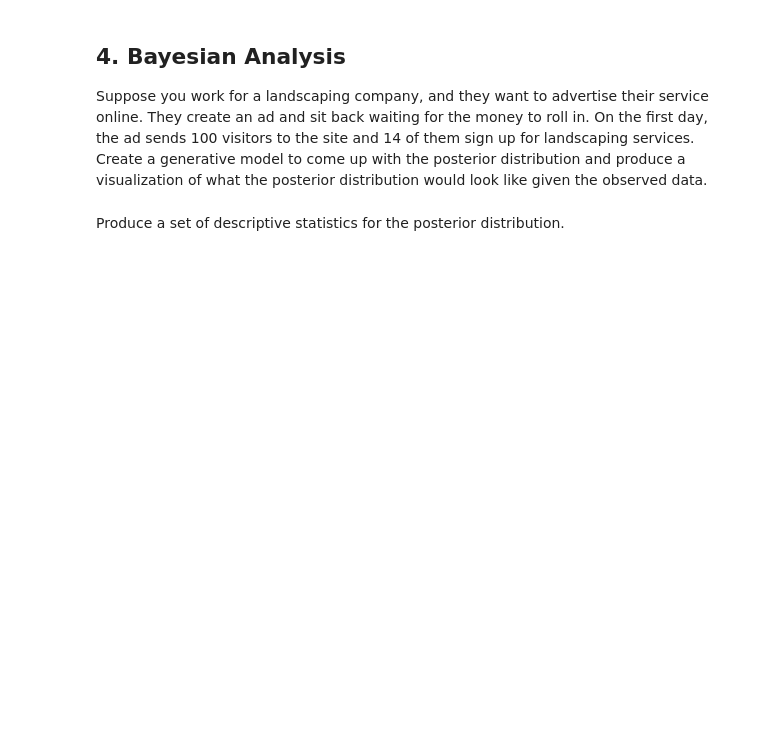
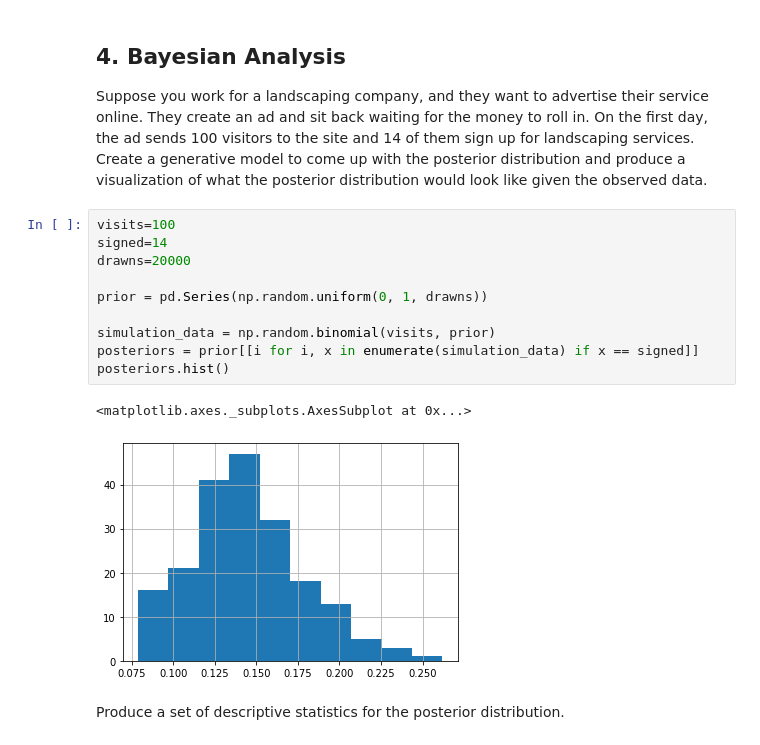
Before and after one commit to herreradelduque/dataptmad1019, a Jupyter notebook: module-2/lab-bayesian-statistics/your-code/main.ipynb, the cells around one changed output. Drawn from its saved outputs; the diff is of its cells as text; blank space fills up the shorter version.

```diff
--- a/module-2/lab-bayesian-statistics/your-code/main.ipynb
+++ b/module-2/lab-bayesian-statistics/your-code/main.ipynb
@@ -208,5 +264,18 @@ monty_hall
 ## 4. Bayesian Analysis
 
 Suppose you work for a landscaping company, and they want to advertise their service online. They create an ad and sit back waiting for the money to roll in. On the first day, the ad sends 100 visitors to the site and 14 of them sign up for landscaping services. Create a generative model to come up with the posterior distribution and produce a visualization of what the posterior distribution would look like given the observed data.
+# %%
+visits=100
+signed=14
+drawns=20000
+
+prior = pd.Series(np.random.uniform(0, 1, drawns))
+
+simulation_data = np.random.binomial(visits, prior)
+posteriors = prior[[i for i, x in enumerate(simulation_data) if x == signed]]
+posteriors.hist()
+# %% [output]
+<matplotlib.axes._subplots.AxesSubplot at 0x...>
+[figure, added]
 # %% [markdown]
 Produce a set of descriptive statistics for the posterior distribution.
```
Also changed, not shown: parts of 24 cells of this notebook.
